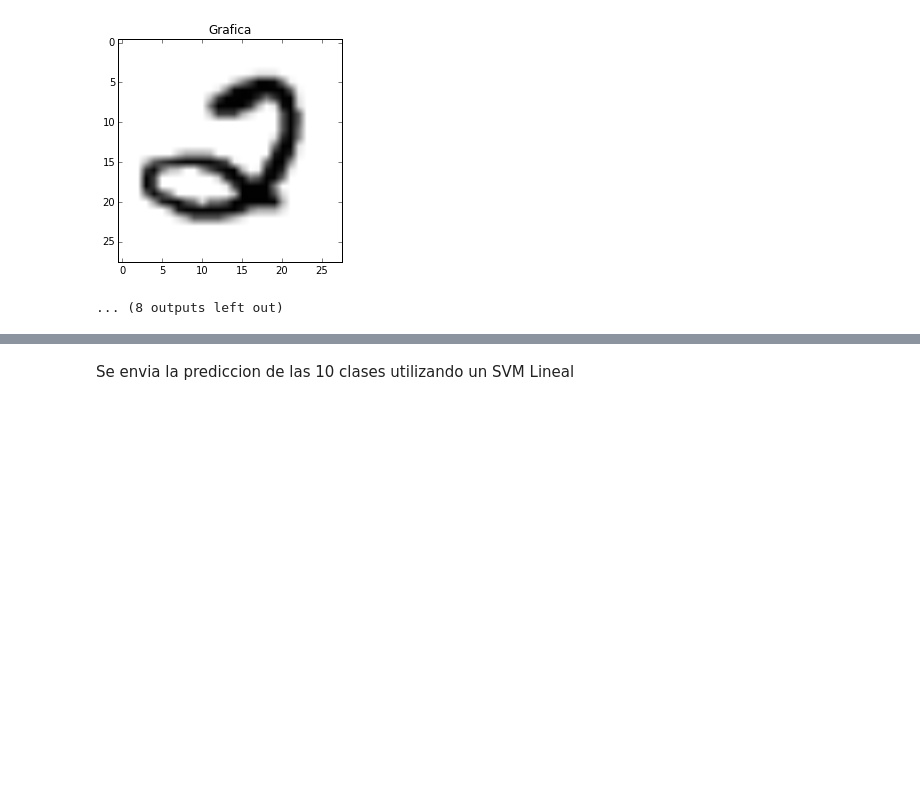
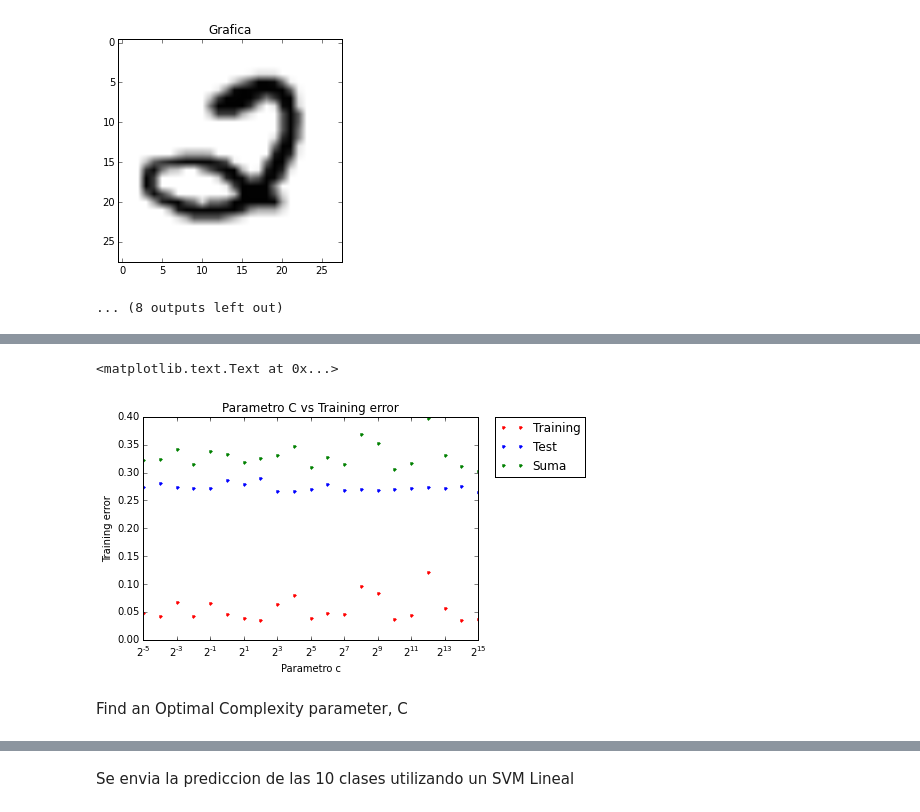
Before and after one commit to lin99/MachineLearning, a Jupyter notebook: Taller 3/ml-assign3-jfbaquerov-lfrosalesc.ipynb, the cells around one changed output, grey strips where cells are left out. Drawn from its saved outputs; the diff is of its cells as text; code cells hidden in the pictures; blank space fills up the shorter version.

Commit message:
Punto 3
Se completa el punto 3, se agregan funciones para graficar imagenes y
plotear la grafica or color de los mas representativos

```diff
--- a/Taller 3/ml-assign3-jfbaquerov-lfrosalesc.ipynb
+++ b/Taller 3/ml-assign3-jfbaquerov-lfrosalesc.ipynb
@@ -575,0 +597,14 @@ Missmatch 3  Correct 2
+# %%
+cs = []
+error = []
+
+for pot in xrange( -5, 16 ):
+    cs.append( 2**pot )
+    error.append( clasificarDatos( 2**pot ) )
+
+cs = np.array( cs )
+error = np.array( error )
+
+tabla = zip( cs.T, error.T )
+
+pd.DataFrame(data=tabla, columns=['$C$', '$Error$'], index=range(-5,16)).T
@@ -575,0 +625,13 @@ Missmatch 3  Correct 2
+# %%
+
+errorTest = []
+
+for pot in xrange( -5, 16 ):
+
+    errorTest.append( clasificarDatos( 2.0**pot, typeData=1) )
+
+errorTest = np.array( errorTest )
+
+tabla = zip( cs.T, errorTest.T )
+display()
+pd.DataFrame(data=tabla, columns=['$C$', '$Error$'], index=range(-5,16)).T
@@ -575,0 +652,4 @@ Missmatch 3  Correct 2
+# %%
+sumError = error+errorTest;
+tabla = zip(cs.T, sumError.T)
+pd.DataFrame(data=tabla, columns=['$C$', '$Error$'], index=range(-5,16))
@@ -575,0 +674,18 @@ Missmatch 3  Correct 2
+# %%
+pl.clf()
+titulo = str("Parametro C vs Training error")
+labelX ="Parametro c"
+labelY = "Training error"
+pl.title( titulo )
+pl.plot(cs,error, 'r.', label="Training")
+pl.plot(cs,errorTest, 'b.', label="Test")
+pl.plot(cs,sumError, 'g.', label="Suma")
+pl.legend( bbox_to_anchor=(1.05, 1), loc=2, borderaxespad=0. )
+pl.xscale('log', basex=2)
+pl.xlabel( labelX )
+pl.ylabel( labelY )
+# %% [output]
+<matplotlib.text.Text at 0x...>
+[figure, added]
+# %% [markdown]
+Find an Optimal Complexity parameter, C
```
Also changed, not shown: parts of 31 cells of this notebook.
